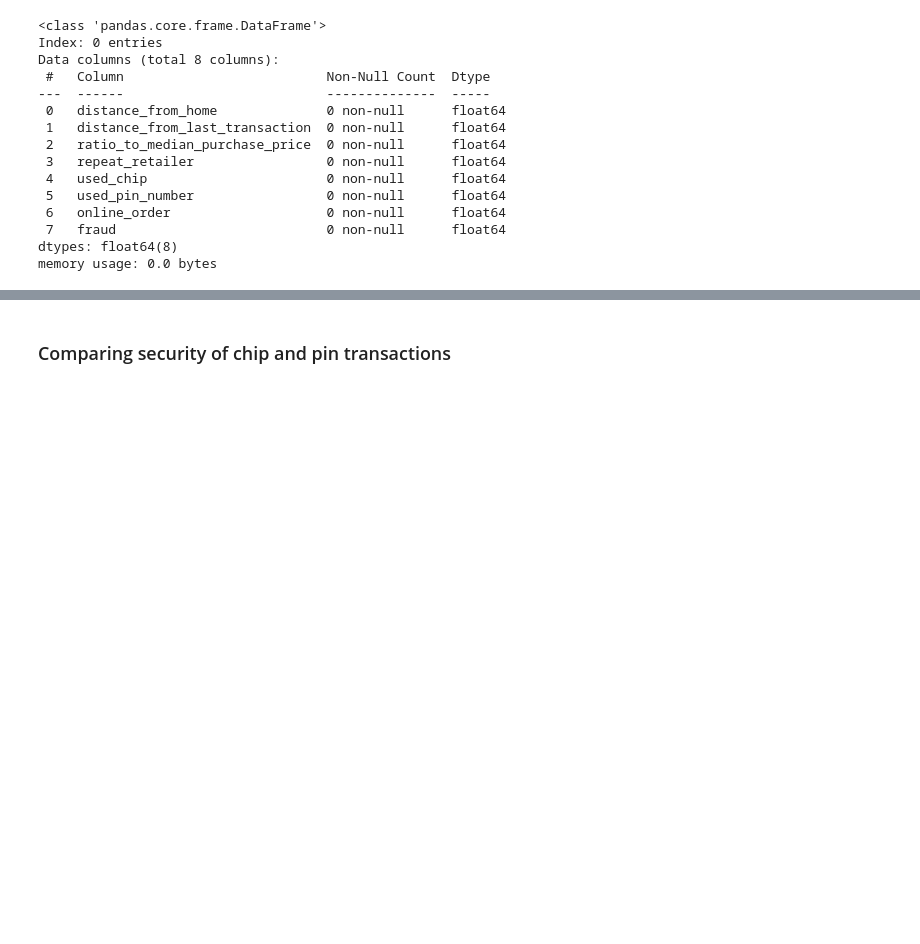
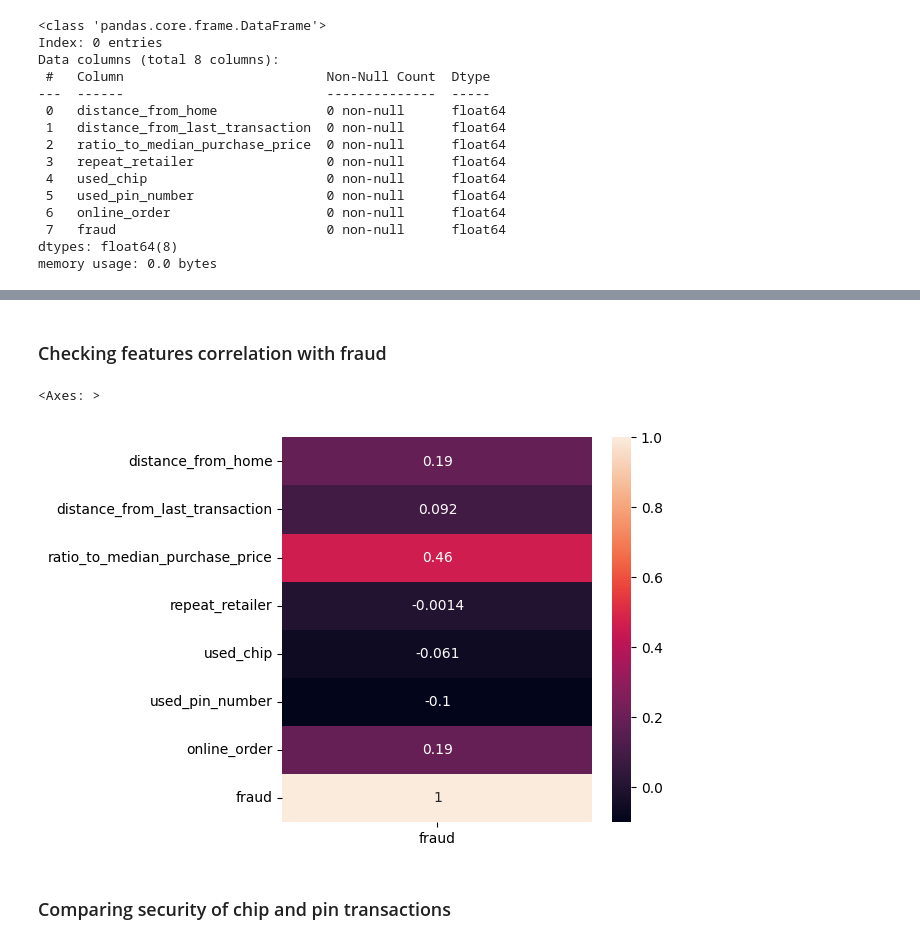
Before and after one commit to bkbugaj/credit-card-fraud-detection, a Jupyter notebook: credit-card-fraud-detection.ipynb, the cells around one changed output, grey strips where cells are left out. Saved outputs shown, nothing was run; the diff lists cells and outputs as text; code cells hidden in the pictures; blank space fills up the shorter version.

Commit message:
Exploratory data analysis

```diff
--- a/credit-card-fraud-detection.ipynb
+++ b/credit-card-fraud-detection.ipynb
@@ -122,3 +165,11 @@ memory usage: 0.0 bytes
+# %% [markdown]
+### Checking features correlation with fraud
+# %%
+plt.figure(figsize=(5, 5))
+sns.heatmap(pd.DataFrame(df.corr()['fraud']), annot=True)
+# %% [output]
+<Axes: >
+[figure, added]
 # %% [markdown]
 ### Comparing security of chip and pin transactions
 # %%
```
Also changed, not shown: parts of 12 cells of this notebook.
